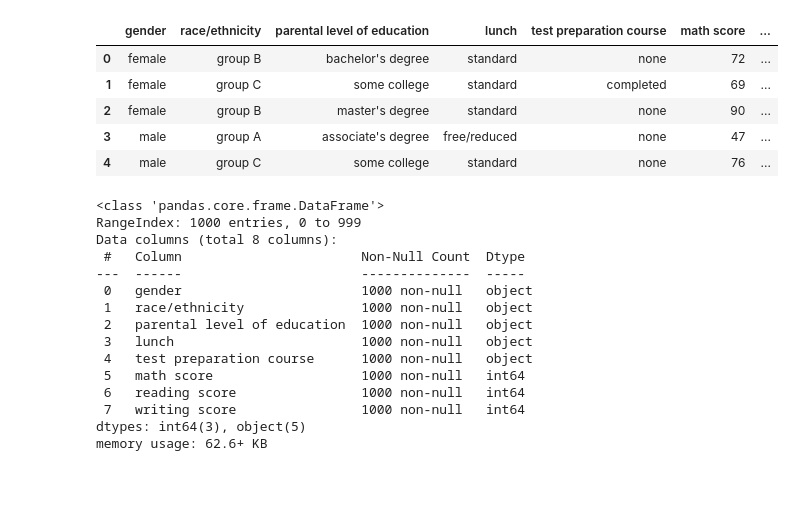
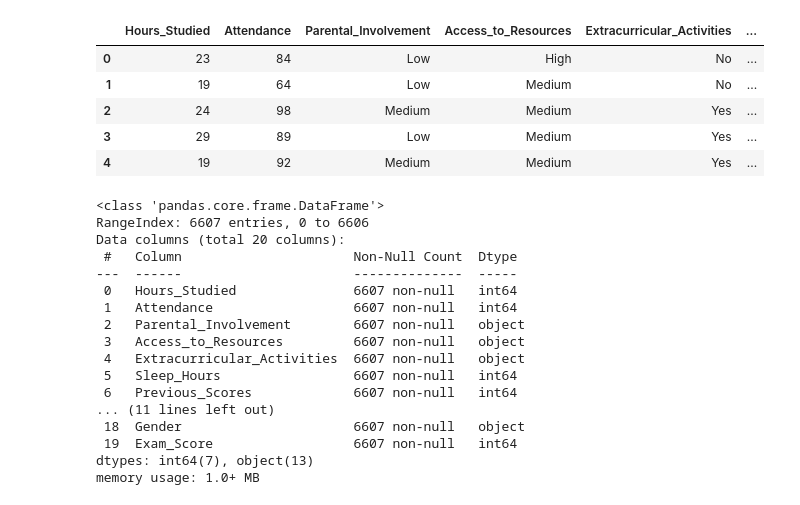
Before and after one commit to dmrs2003/student-performance-prediction, a Jupyter notebook: notebook/student_prediction.ipynb, the cells around one changed output. Cells and saved outputs as stored; diff of their text form; code cells hidden in the pictures.

Commit message:
Updated student performance prediction project

```diff
--- a/notebook/student_prediction.ipynb
+++ b/notebook/student_prediction.ipynb
@@ -1,17 +0,0 @@
-# %%
-import pandas as pd
-import numpy as np
-import matplotlib.pyplot as plt
-
-# Load dataset
-df = pd.read_csv('../dataset/StudentsPerformance.csv')
-
-# Show dataset
-df.head()
-# %% [output]
-|  | gender | race/ethnicity | parental level of education | lunch | test preparation course | math score | ... |
-| 0 | female | group B | bachelor's degree | standard | none | 72 | ... |
-| 1 | female | group C | some college | standard | completed | 69 | ... |
-| 2 | female | group B | master's degree | standard | none | 90 | ... |
-| 3 | male | group A | associate's degree | free/reduced | none | 47 | ... |
-| 4 | male | group C | some college | standard | none | 76 | ... |
@@ -18,21 +10,33 @@ df.head()
+# %%
+df = pd.read_csv("../dataset/StudentPerformanceFactors.csv")
+df.head()
+# %% [output]
+|  | Hours_Studied | Attendance | Parental_Involvement | Access_to_Resources | Extracurricular_Activities | ... |
+| 0 | 23 | 84 | Low | High | No | ... |
+| 1 | 19 | 64 | Low | Medium | No | ... |
+| 2 | 24 | 98 | Medium | Medium | Yes | ... |
+| 3 | 29 | 89 | Low | Medium | Yes | ... |
+| 4 | 19 | 92 | Medium | Medium | Yes | ... |
 # %%
 df.info()
 # %% [output]
 <class 'pandas.core.frame.DataFrame'>
-RangeIndex: 1000 entries, 0 to 999
-Data columns (total 8 columns):
- #   Column                       Non-Null Count  Dtype
----  ------                       --------------  -----
- 0   gender                       1000 non-null   object
- 1   race/ethnicity               1000 non-null   object
- 2   parental level of education  1000 non-null   object
- 3   lunch                        1000 non-null   object
- 4   test preparation course      1000 non-null   object
- 5   math score                   1000 non-null   int64
- 6   reading score                1000 non-null   int64
- 7   writing score                1000 non-null   int64
-dtypes: int64(3), object(5)
-memory usage: 62.6+ KB
+RangeIndex: 6607 entries, 0 to 6606
+Data columns (total 20 columns):
+ #   Column                      Non-Null Count  Dtype
+---  ------                      --------------  -----
+ 0   Hours_Studied               6607 non-null   int64
+ 1   Attendance                  6607 non-null   int64
+ 2   Parental_Involvement        6607 non-null   object
+ 3   Access_to_Resources         6607 non-null   object
+ 4   Extracurricular_Activities  6607 non-null   object
+ 5   Sleep_Hours                 6607 non-null   int64
+ 6   Previous_Scores             6607 non-null   int64
+... (11 lines left out)
+ 18  Gender                      6607 non-null   object
+ 19  Exam_Score                  6607 non-null   int64
+dtypes: int64(7), object(13)
+memory usage: 1.0+ MB
 # %%
 df.isnull().sum()
 # %% [output]
```
Also changed, not shown: parts of 13 cells of this notebook, 5 other files.
